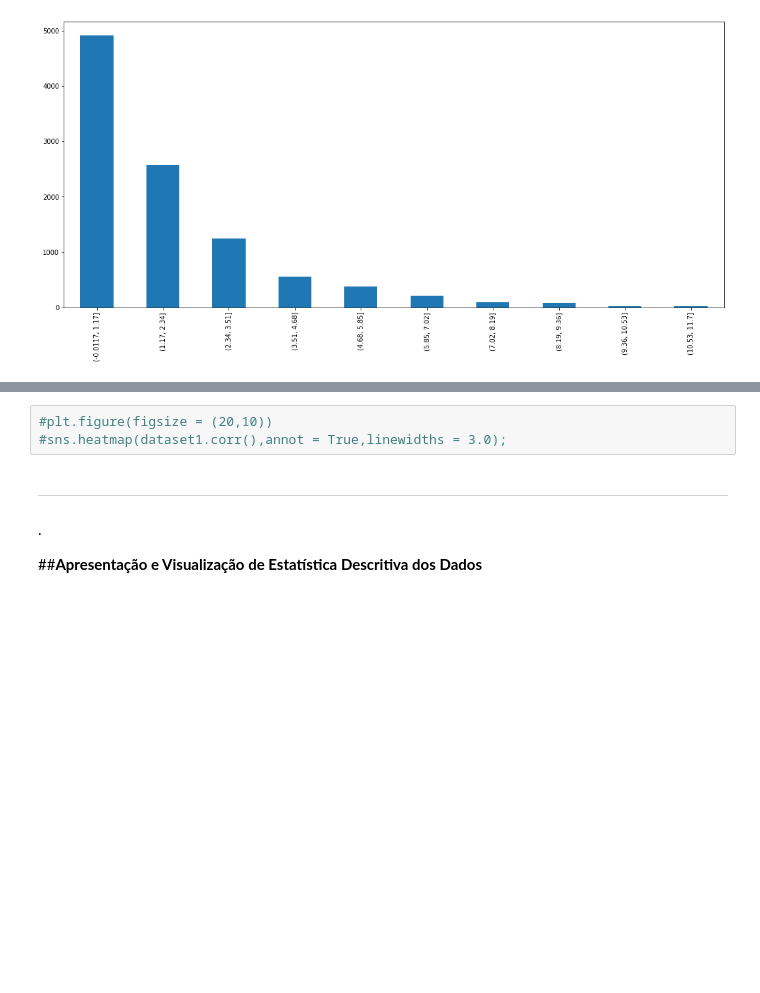
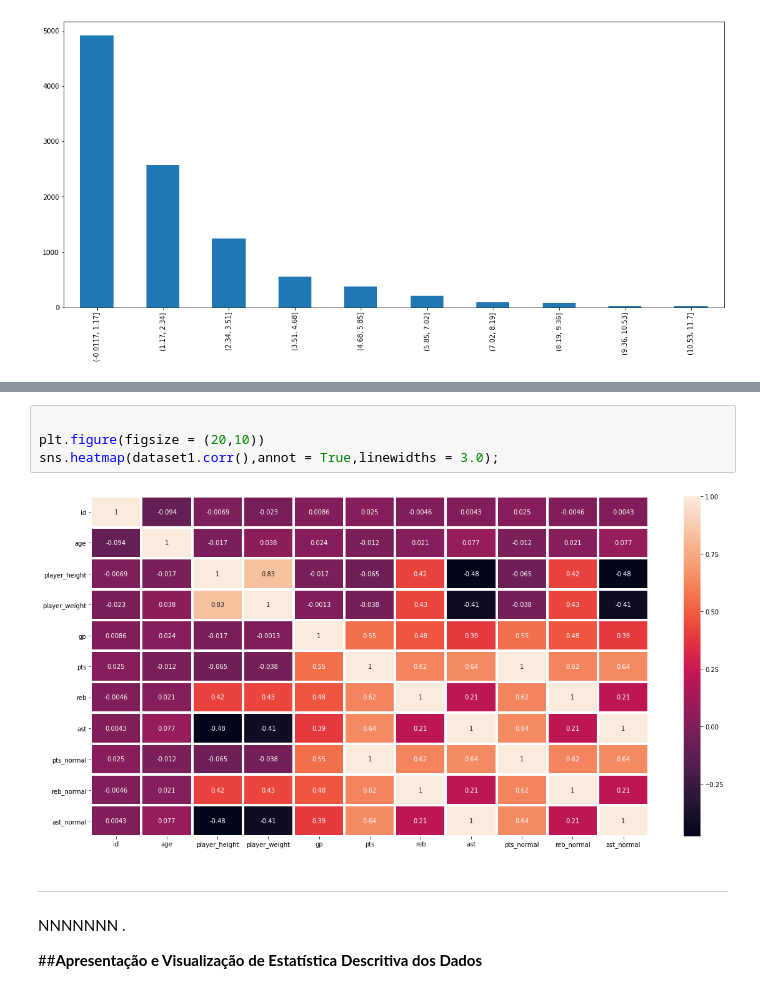
Before and after one commit to cristianosps/Introducao_Ciencia_de_Dados, a Jupyter notebook: Interpretacao_Estatistica_NBA_1996_2016.ipynb, the cells around one changed output, grey strips where cells are left out. Cells and saved outputs as stored; diff of their text form; blank space fills up the shorter version.

```diff
--- a/Interpretacao_Estatistica_NBA_1996_2016.ipynb
+++ b/Interpretacao_Estatistica_NBA_1996_2016.ipynb
@@ -605,15 +793,18 @@ dataset1.corr(method='pearson')
 | reb_normal | -0.004584 | 0.020847 | 0.419668 | 0.433640 | 0.475271 | 0.620702 | 1.000000 | 0.208972 | 0.620702 | ... |
 | ast_normal | 0.004296 | 0.076758 | -0.479044 | -0.410936 | 0.390687 | 0.644982 | 0.208972 | 1.000000 | 0.644982 | ... |
 # %%
-#plt.figure(figsize = (20,10))
-#sns.heatmap(dataset1.corr(),annot = True,linewidths = 3.0);
+
+plt.figure(figsize = (20,10))
+sns.heatmap(dataset1.corr(),annot = True,linewidths = 3.0);
+# %% [output]
+[figure, added]
 # %% [markdown]
 
 
 ---
 
 
-
+NNNNNNN
 .
 
 ##**Apresentação e Visualização de Estatística Descritiva dos Dados**
```
Also changed, not shown: parts of 30 cells of this notebook.
